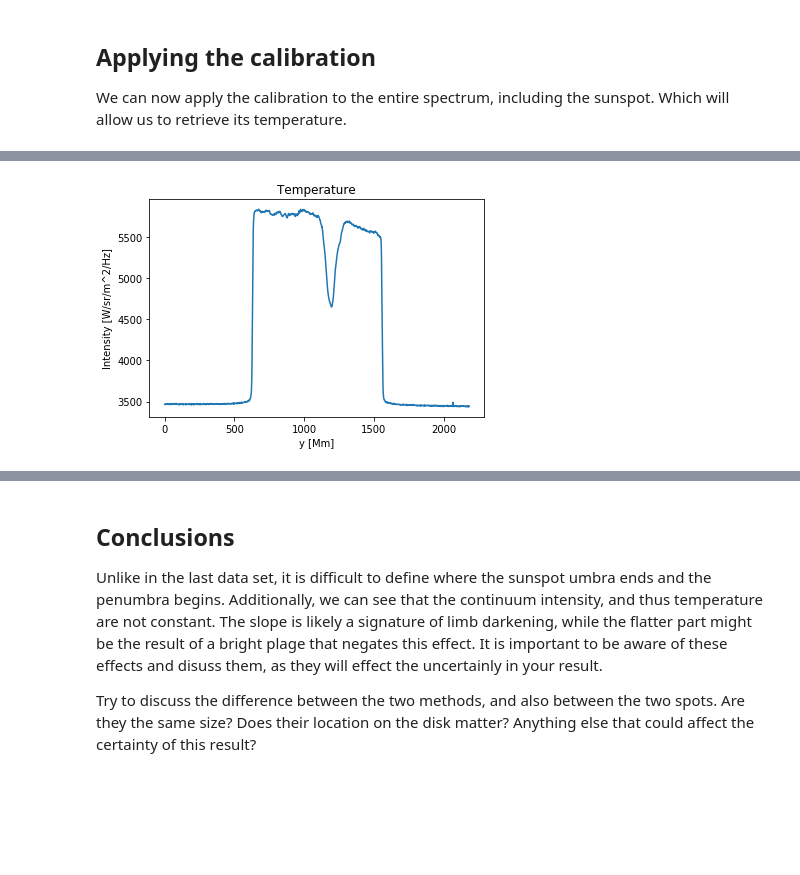
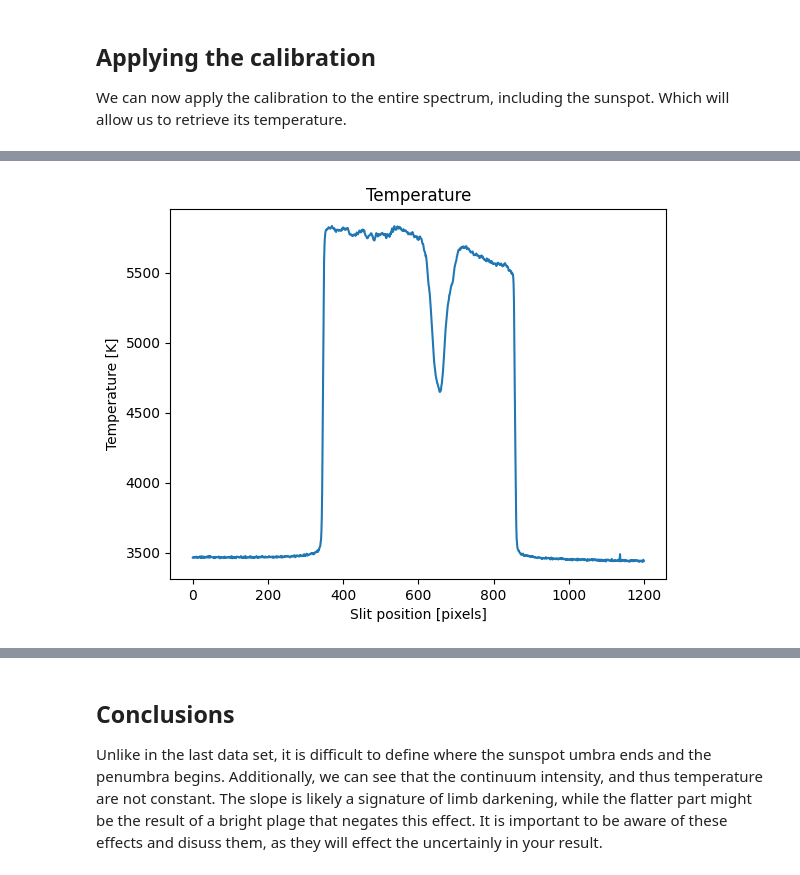
Before and after one commit to AlexPietrow/SpotTemp, a Jupyter notebook: Spectra_sst.ipynb, the cells around one changed output, grey strips where cells are left out. Cells and saved outputs as stored; diff of their text form; code cells hidden in the pictures; blank space fills up the shorter version.

```diff
--- a/Spectra_sst.ipynb
+++ b/Spectra_sst.ipynb
@@ -82,6 +72,7 @@ from astropy import units as u
 from astropy import constants as const
 
 #Now fill in the function below including all constants. Don't forget to convert wavelengths to frequencies!
+#Constants can be found using the astropy constants package imported above.
 
 #<--START OWN CODE -->
 def planck(w,T):
@@ -91,14 +82,17 @@ def planck(w,T):
     nu = (const.c / (w * u.angstrom)).decompose()
     T = T * u.K
 
-    return ((2*h*nu**3)/c**2 * 1/(np.exp(((h*nu)/(k*T)) - 1))).decompose().value
+    B = ((2*h*nu**3)/c**2 * 1/(np.exp(((h*nu)/(k*T)) - 1))).decompose().value
 
+    return B
 #<-- END OWN CODE  -->
+
 
 
 #now use the function to get a blackbody value at 6302 Å with a surface temperature of 5777 K.
 
 factor = planck(6302,5777)
 
+
 print('%s W/sr/m^2/Hz' % factor)
 # %% [output]
@@ -153,15 +143,17 @@ from astropy import constants as const
 
 #<--START OWN CODE -->
 def btemp(B):
-    #temperature of source function
+    #temperature from inverse Planck function
+
     h = const.h
     c = const.c
     nu = (c / (6302 * u.angstrom)).decompose()
     k = const.k_B
     B = B * u.W / u.m**2 / u.Hz
 
-    #return (h * nu / (k * (np.log((2 * h * nu**3 )/(B * c**2 ) + 1) ) )).decompose().value
-    return ( (h * nu) / (k * ( np.log( (2 * h * nu**3) / ( B * c**2 ) ) + 1 ) ) ).decompose().value
+    T = ( (h * nu) / (k * ( np.log( (2 * h * nu**3) / ( B * c**2 ) ) + 1 ) ) ).decompose().value
+
+    return T
 #<-- END OWN CODE  -->
 
 temp = btemp(factor)
@@ -537,19 +491,20 @@ plt.show()
 # %%
 # We can plug this into our temperature function to get the temperature.
-
 spec_temp = btemp(avg_int_6301)
 
 plt.figure()
-plt.plot(y_slit,spec_temp)
+plt.plot(spec_temp)
 plt.ylabel('Temperature [K]')
-plt.xlabel('y [Mm]')
+plt.xlabel('Slit position [pixels]')
 plt.title('Temperature')
 
 plt.show()
 
 # We find the sunspot temperature by taking the minimum value of the array between x=400 and 800.
+#<-- START OWN CODE  -->
 sunspot_temp = np.min(spec_temp[400:800])
+#<-- END OWN CODE  -->
 
 print('Sunspot temperature is %s K' % sunspot_temp)
 # %% [output]
-[figure, old version]
+[figure, new version]
@@ -558,5 +513,3 @@ Sunspot temperature is 4649.00047767 K
 ## Conclusions
 
 Unlike in the last data set, it is difficult to define where the sunspot umbra ends and the penumbra begins. Additionally, we can see that the continuum intensity, and thus temperature are not constant. The slope is likely a signature of limb darkening, while the flatter part might be the result of a bright plage that negates this effect. It is important to be aware of these effects and disuss them, as they will effect the uncertainly in your result.
-
-Try to discuss the difference between the two methods, and also between the two spots. Are they the same size? Does their location on the disk matter? Anything else that could affect the certainty of this result?
```
Also changed, not shown: parts of 30 cells of this notebook, 1 other file.
